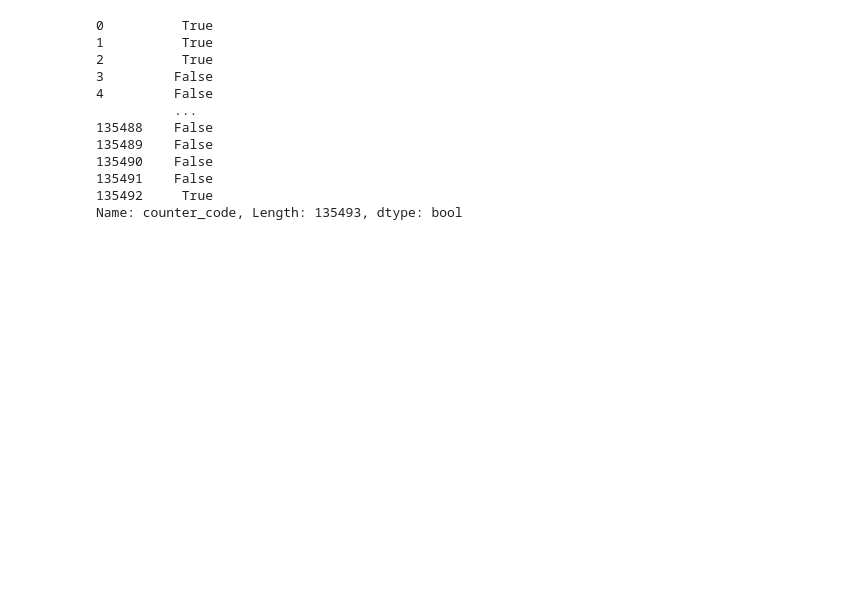
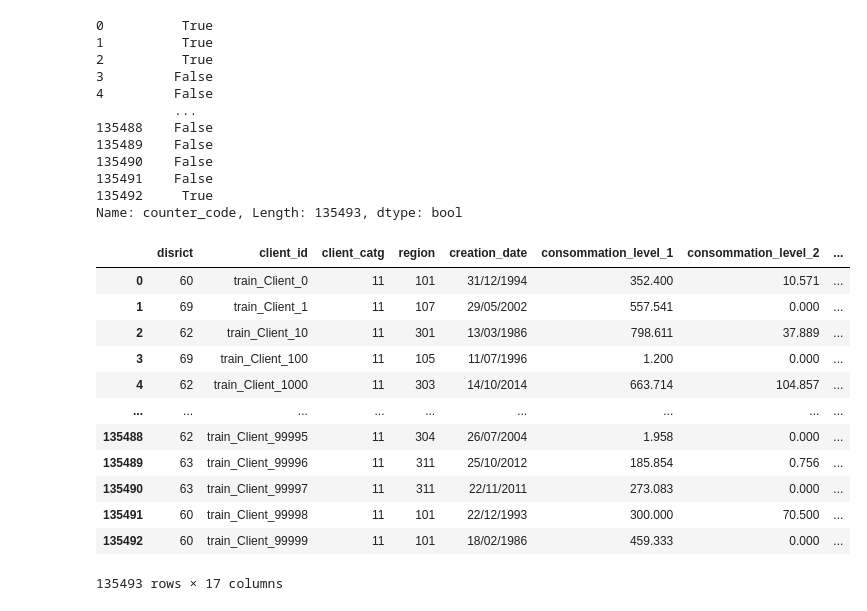
Before and after one commit to nikwilms/fraud-detection-electricity-gas-consumption, a Jupyter notebook: Initial_eda_felix.ipynb, the cells around one changed output. Drawn from its saved outputs; the diff is of its cells as text; code cells hidden in the pictures; blank space fills up the shorter version.

```diff
--- a/Initial_eda_felix.ipynb
+++ b/Initial_eda_felix.ipynb
@@ -450,0 +407,16 @@ Name: counter_code, Length: 135493, dtype: bool
+# %%
+X
+# %% [output]
+|  | disrict | client_id | client_catg | region | creation_date | consommation_level_1 | consommation_level_2 | ... |
+| 0 | 60 | train_Client_0 | 11 | 101 | 31/12/1994 | 352.400 | 10.571 | ... |
+| 1 | 69 | train_Client_1 | 11 | 107 | 29/05/2002 | 557.541 | 0.000 | ... |
+| 2 | 62 | train_Client_10 | 11 | 301 | 13/03/1986 | 798.611 | 37.889 | ... |
+| 3 | 69 | train_Client_100 | 11 | 105 | 11/07/1996 | 1.200 | 0.000 | ... |
+| 4 | 62 | train_Client_1000 | 11 | 303 | 14/10/2014 | 663.714 | 104.857 | ... |
+| ... | ... | ... | ... | ... | ... | ... | ... | ... |
+| 135488 | 62 | train_Client_99995 | 11 | 304 | 26/07/2004 | 1.958 | 0.000 | ... |
+| 135489 | 63 | train_Client_99996 | 11 | 311 | 25/10/2012 | 185.854 | 0.756 | ... |
+| 135490 | 63 | train_Client_99997 | 11 | 311 | 22/11/2011 | 273.083 | 0.000 | ... |
+| 135491 | 60 | train_Client_99998 | 11 | 101 | 22/12/1993 | 300.000 | 70.500 | ... |
+| 135492 | 60 | train_Client_99999 | 11 | 101 | 18/02/1986 | 459.333 | 0.000 | ... |
+135493 rows × 17 columns
```
Also changed, not shown: parts of 9 cells of this notebook, 2 other files.
